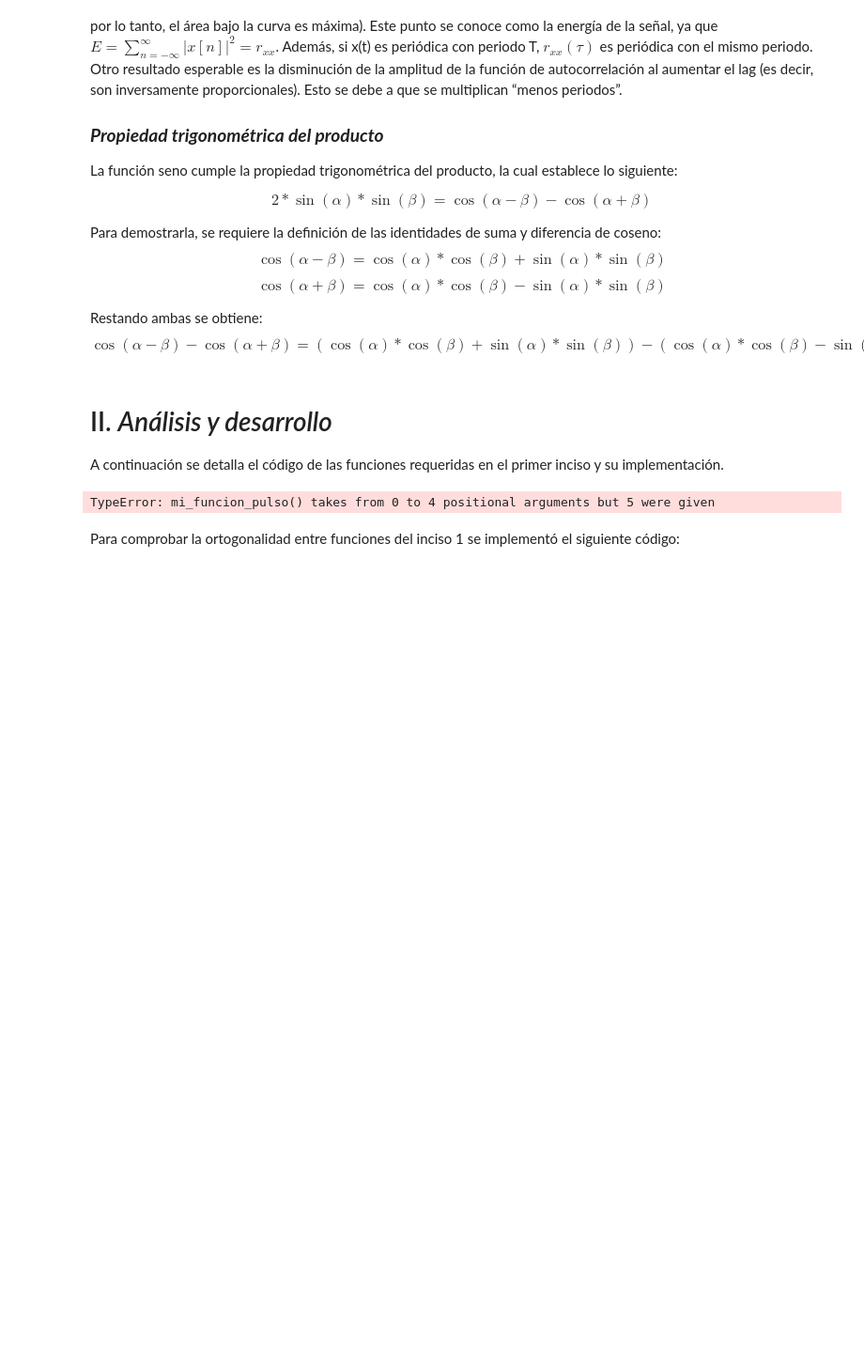
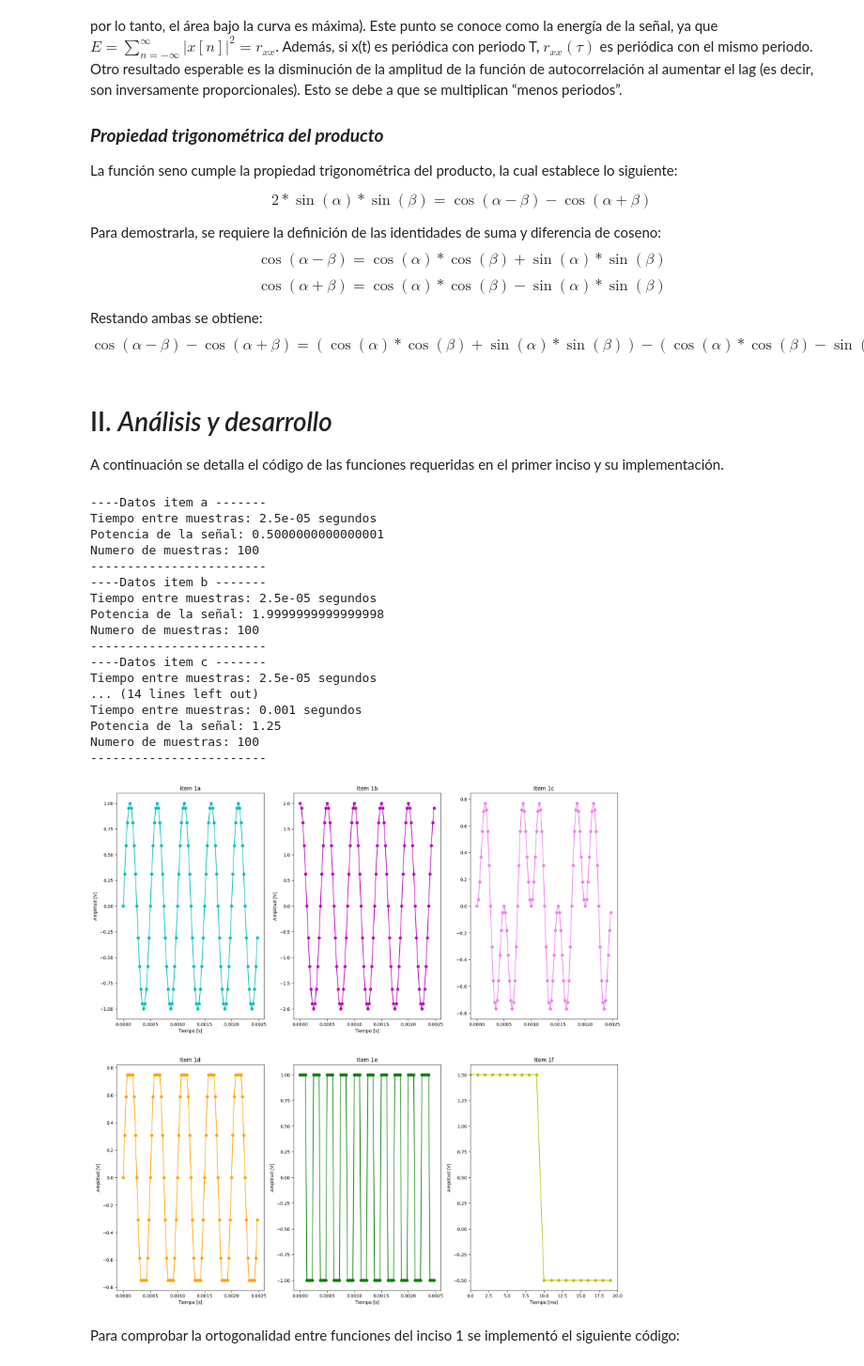
Before and after one commit to LolaPampin07/APS, a Jupyter notebook: TP1 sintesis de senales/_TS1-Síntesis de señales.ipynb, the cells around one changed output. Shown at 94% size. Cells and saved outputs as stored; diff of their text form; code cells hidden in the pictures; blank space fills up the shorter version.

```diff
--- a/TP1 sintesis de senales/_TS1-Síntesis de señales.ipynb
+++ b/TP1 sintesis de senales/_TS1-Síntesis de señales.ipynb
@@ -171,7 +171,7 @@ def mi_funcion_item_G(N, ts, xx, item):
     print ('Potencia de la señal:', np.mean(xx**2))
     print ('Numero de muestras:', N)
     print('------------------------')
-def mi_funcion_pulso (t0=0,t1=10,N=20, h=2,os=-0.5):
+def mi_funcion_pulso (t0=0,t1=10,N=100, h=2,os=-0.5):
     X=np.ones(N) * os
     X[t0:t1]=h
     return X
@@ -200,7 +200,7 @@ ttd,fd=ts1.mi_funcion_item_D(1,0,2000,0,N,40000)
 tte,fe=ts1.mi_funcion_cuadrada(0, 4000, 0, N, frecADC = 40000)
 
 #f) Un pulso rectangular de 10ms. --> NO HAY FRECUENCIA UN SOLO
-ff=ts1.mi_funcion_pulso(0,10,20, 2,-0.5)
+ff=ts1.mi_funcion_pulso()
 
 #g) En cada caso indique tiempo entre muestras, número de muestras y potencia.
 ts=1/frecADC
@@ -224,34 +224,52 @@ plt.title('Item 1b')
 plt.xlabel('Tiempo [s]')
 plt.ylabel('Amplitud [V]')
 plt.plot(ttb,fb,'o-', color ='m')
 
 plt.subplot(2,3,3)
 plt.title('Item 1c')
 plt.plot(ttc,fc,'o-', color ='violet')
 
 plt.subplot(2,3,4)
 plt.title('Item 1d')
 plt.xlabel('Tiempo [s]')
 plt.ylabel('Amplitud [V]')
 plt.plot(ttd,fd,'o-', color= 'orange')
 
 plt.subplot(2,3,5)
 plt.title('Item 1e')
 plt.xlabel('Tiempo [s]')
 plt.ylabel('Amplitud [V]')
 plt.plot(tte,fe,'o-', color ='green')
 
 plt.subplot(2,3,6)
 plt.title('Item 1f')
 #plt.axis([-1,15,0,1.5])
 plt.xlabel('Tiempo [ms]')
 plt.ylabel('Amplitud [V]')
+plt.xlim(0,20)
 #plt.ylim (0,2)
 plt.plot(ff,'o-', color = 'y')
 
 plt.show()
 # %% [output]
-TypeError: mi_funcion_pulso() takes from 0 to 4 positional arguments but 5 were given
+----Datos item a -------
+Tiempo entre muestras: 2.5e-05 segundos
+Potencia de la señal: 0.5000000000000001
+Numero de muestras: 100
+------------------------
+----Datos item b -------
+Tiempo entre muestras: 2.5e-05 segundos
+Potencia de la señal: 1.9999999999999998
+Numero de muestras: 100
+------------------------
+----Datos item c -------
+Tiempo entre muestras: 2.5e-05 segundos
+... (14 lines left out)
+Tiempo entre muestras: 0.001 segundos
+Potencia de la señal: 1.25
+Numero de muestras: 100
+------------------------
+[figure, added]
 # %% [markdown]
 Para comprobar la ortogonalidad entre funciones del inciso 1 se implementó el siguiente código:
 # %%
```
